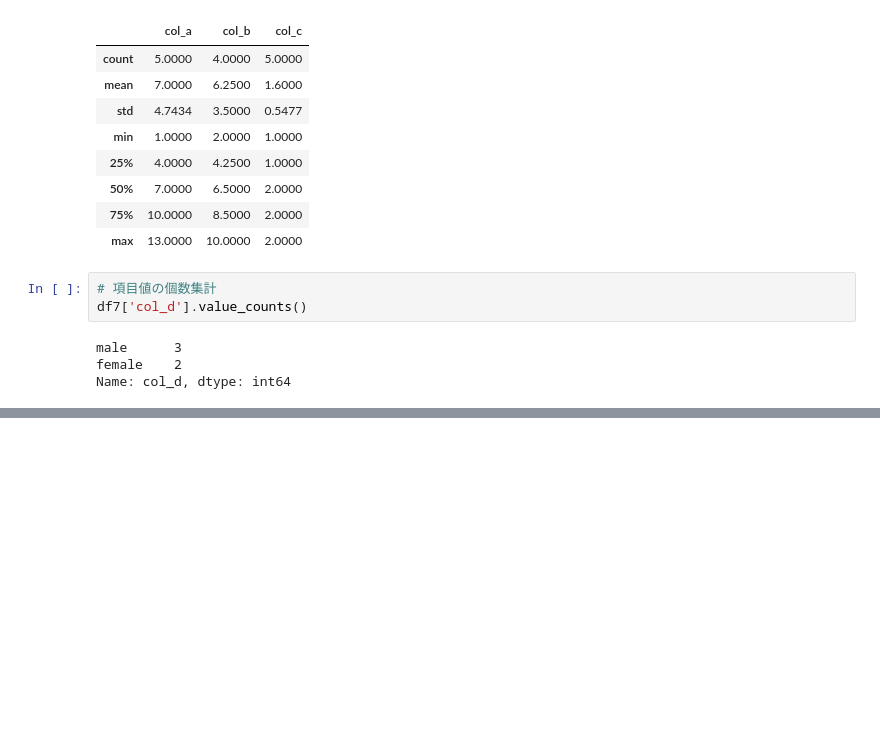
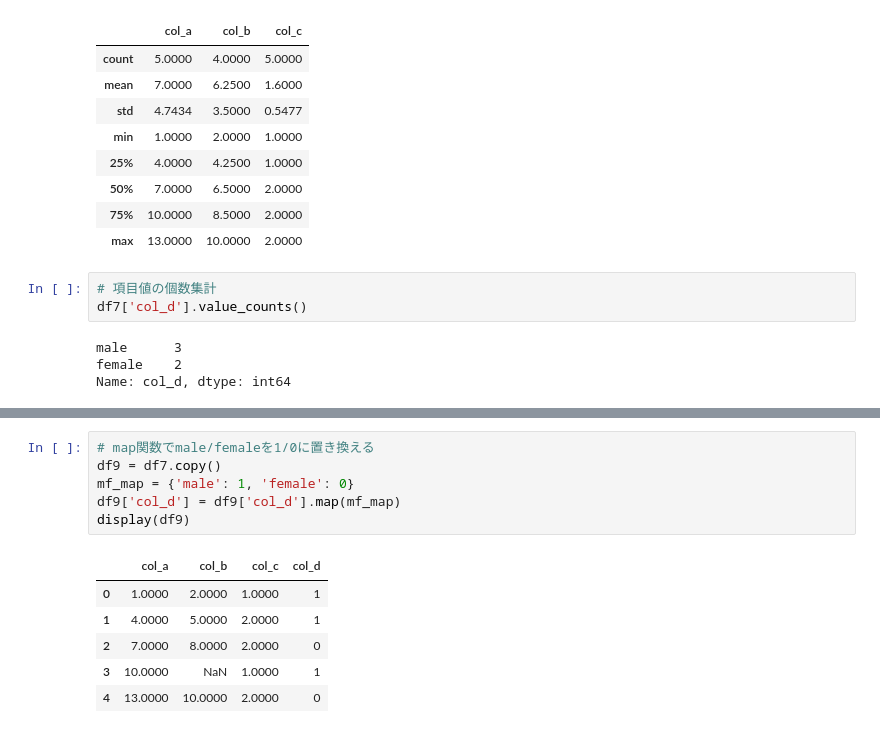
Before and after one commit to hirokimituya/book_create-profitable-AI-with-Python, a Jupyter notebook: l2_02_pandas.ipynb, the cells around one changed output, grey strips where cells are left out. Cells and saved outputs as stored; diff of their text form; blank space fills up the shorter version.

```diff
--- a/l2_02_pandas.ipynb
+++ b/l2_02_pandas.ipynb
@@ -316,0 +344,13 @@ Name: col_d, dtype: int64
+# %%
+# map関数でmale/femaleを1/0に置き換える
+df9 = df7.copy()
+mf_map = {'male': 1, 'female': 0}
+df9['col_d'] = df9['col_d'].map(mf_map)
+display(df9)
+# %% [output]
+|  | col_a | col_b | col_c | col_d |
+| 0 | 1.0000 | 2.0000 | 1.0000 | 1 |
+| 1 | 4.0000 | 5.0000 | 2.0000 | 1 |
+| 2 | 7.0000 | 8.0000 | 2.0000 | 0 |
+| 3 | 10.0000 | NaN | 1.0000 | 1 |
+| 4 | 13.0000 | 10.0000 | 2.0000 | 0 |
```
Also changed, not shown: parts of 3 cells of this notebook.
